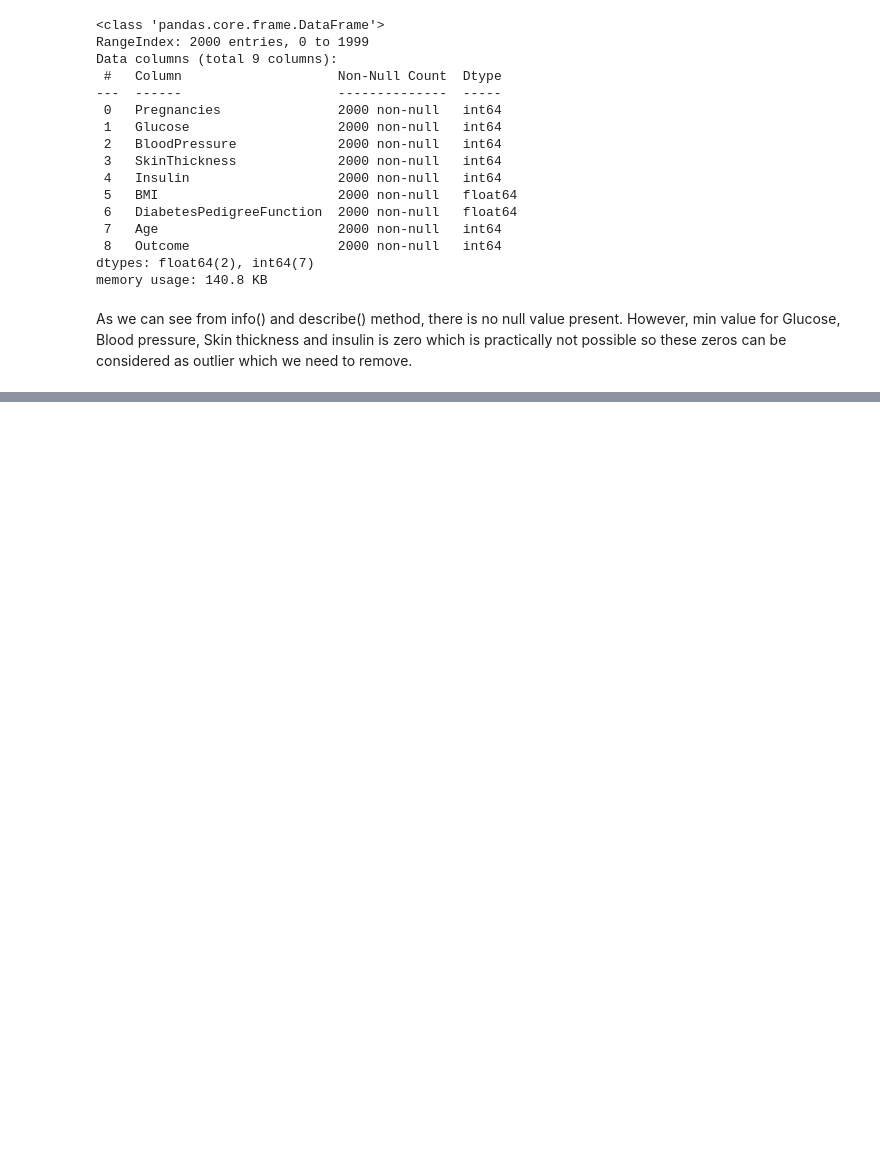
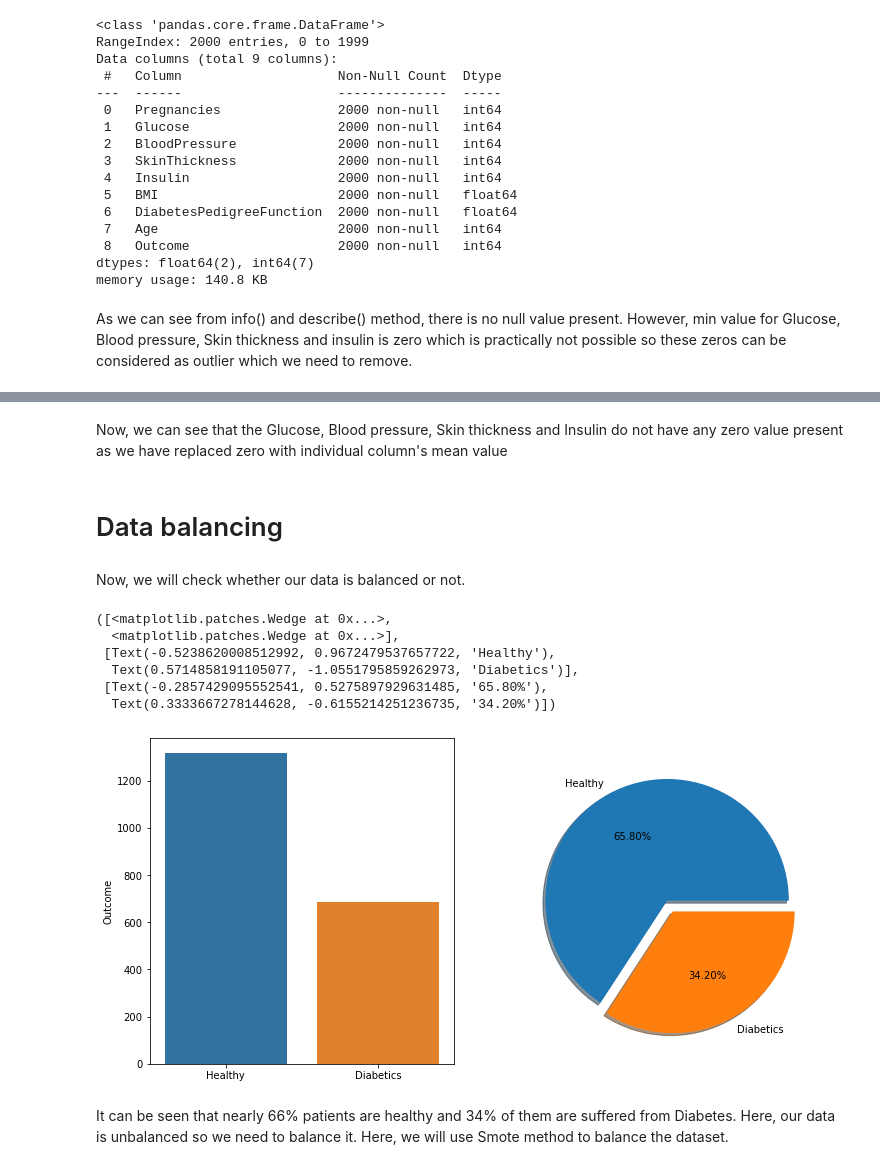
Before and after one commit to UtpalPatel0055/DiabetesPrediction, a Jupyter notebook: Main.ipynb, the cells around one changed output, grey strips where cells are left out. Cells and saved outputs as stored; diff of their text form; code cells hidden in the pictures; blank space fills up the shorter version.

Commit message:
Balanced dataset

```diff
--- a/Main.ipynb
+++ b/Main.ipynb
@@ -77,0 +87,23 @@ df.describe()
+# %% [markdown]
+Now, we can see that the Glucose, Blood pressure, Skin thickness and Insulin do not have any zero value present as we have replaced zero with individual column's mean value
+# %% [markdown]
+# Data balancing
+# %% [markdown]
+Now, we will check whether our data is balanced or not.
+# %%
+labels = ['Healthy', 'Diabetics']
+fig, (ax1, ax2) = plt.subplots(1, 2, figsize = (12,6))
+sns.barplot(y = df['Outcome'].value_counts(),x = labels, ax = ax1)
+explode=np.zeros(len(labels))
+explode[-1]=0.1
+ax2.pie(df['Outcome'].value_counts(), labels = labels,shadow=True, autopct='%.2f%%', explode = explode)
+# %% [output]
+([<matplotlib.patches.Wedge at 0x...>,
+  <matplotlib.patches.Wedge at 0x...>],
+ [Text(-0.5238620008512992, 0.9672479537657722, 'Healthy'),
+  Text(0.5714858191105077, -1.0551795859262973, 'Diabetics')],
+ [Text(-0.2857429095552541, 0.5275897929631485, '65.80%'),
+  Text(0.3333667278144628, -0.6155214251236735, '34.20%')])
+[figure, added]
+# %% [markdown]
+It can be seen that nearly 66% patients are healthy and 34% of them are suffered from Diabetes. Here, our data is unbalanced so we need to balance it. Here, we will use Smote method to balance the dataset.
```
Also changed, not shown: parts of 7 cells of this notebook.
